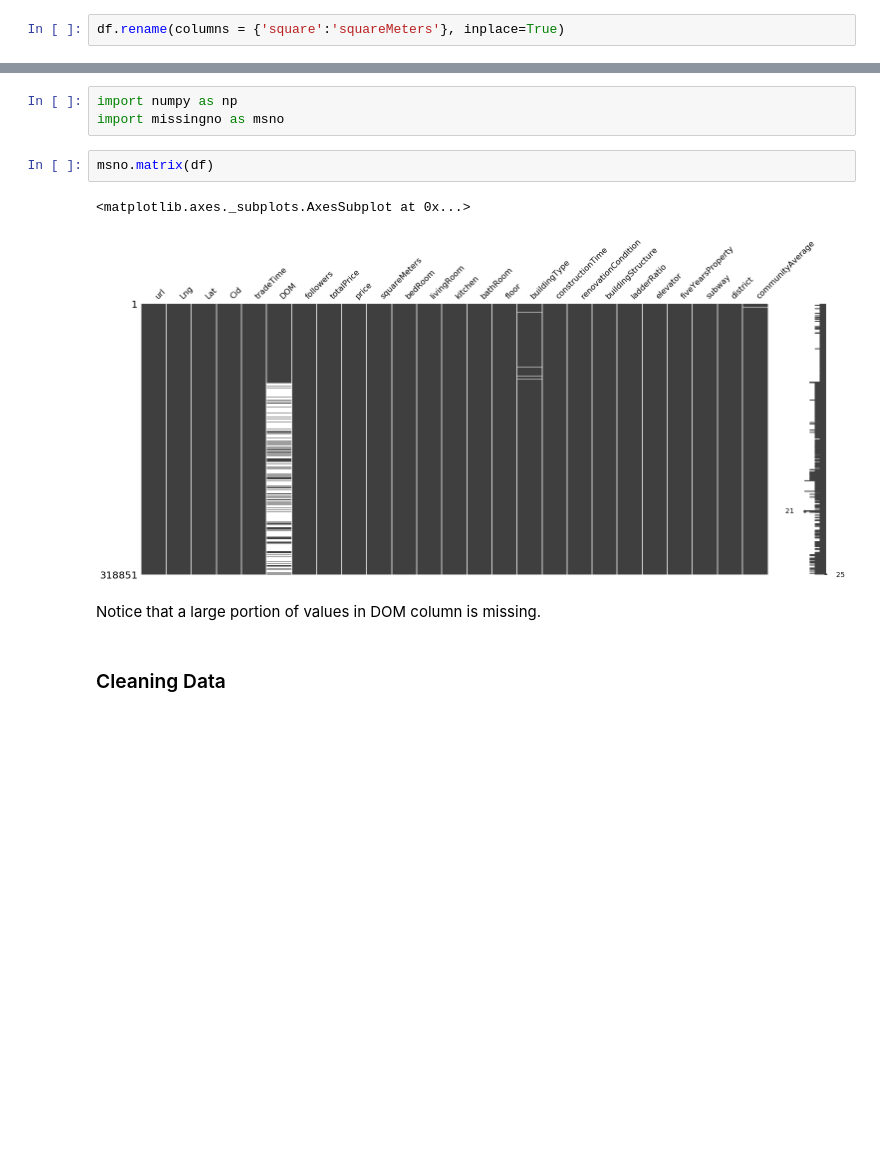
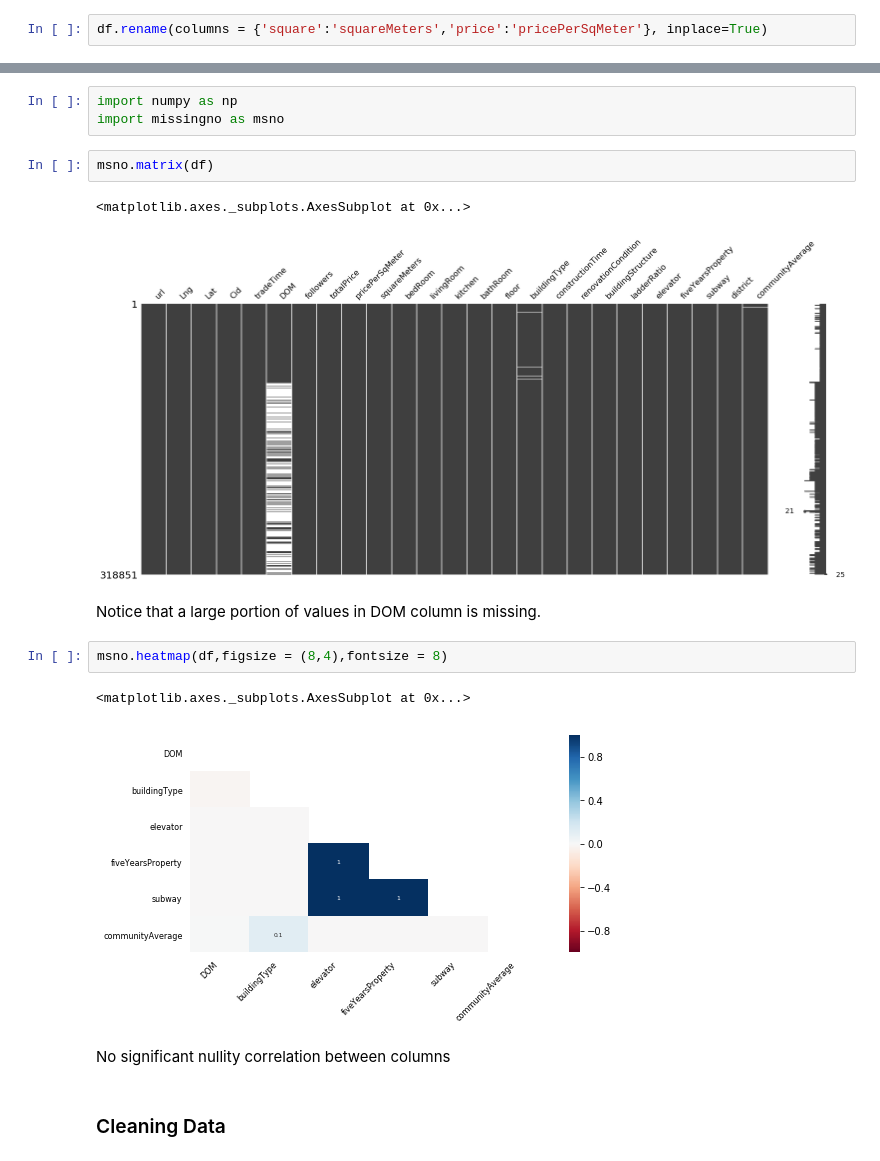
Before and after one commit to NancyMao1014/SpringBoard_Data_Science, a Jupyter notebook: CapstoneProject1/Beijing House Pricing - Data Wrangling.ipynb, the cells around one changed output, grey strips where cells are left out. Drawn from its saved outputs; the diff is of its cells as text; blank space fills up the shorter version.

```diff
--- a/CapstoneProject1/Beijing House Pricing - Data Wrangling.ipynb
+++ b/CapstoneProject1/Beijing House Pricing - Data Wrangling.ipynb
@@ -133,7 +133,7 @@ df.rename(columns = {'livingRoom':'bedRoom'}, inplace=True)
 #drawingRoom should actually mean livingRoom
 df.rename(columns = {'drawingRoom':'livingRoom'}, inplace=True)
 # %%
-df.rename(columns = {'square':'squareMeters'}, inplace=True)
+df.rename(columns = {'square':'squareMeters','price':'pricePerSqMeter'}, inplace=True)
 # %%
 df.info()
 # %% [output]
@@ -164,9 +164,16 @@ import missingno as msno
 msno.matrix(df)
 # %% [output]
 <matplotlib.axes._subplots.AxesSubplot at 0x...>
-[figure, old version]
+[figure, new version]
 # %% [markdown]
  Notice that a large portion of values in DOM column is missing.
+# %%
+msno.heatmap(df,figsize = (8,4),fontsize = 8)
+# %% [output]
+<matplotlib.axes._subplots.AxesSubplot at 0x...>
+[figure, added]
+# %% [markdown]
+No significant nullity correlation between columns
 # %% [markdown]
 <a id=’Cleaning-Data’></a>
 ### Cleaning Data
```
Also changed, not shown: parts of 36 cells of this notebook.
